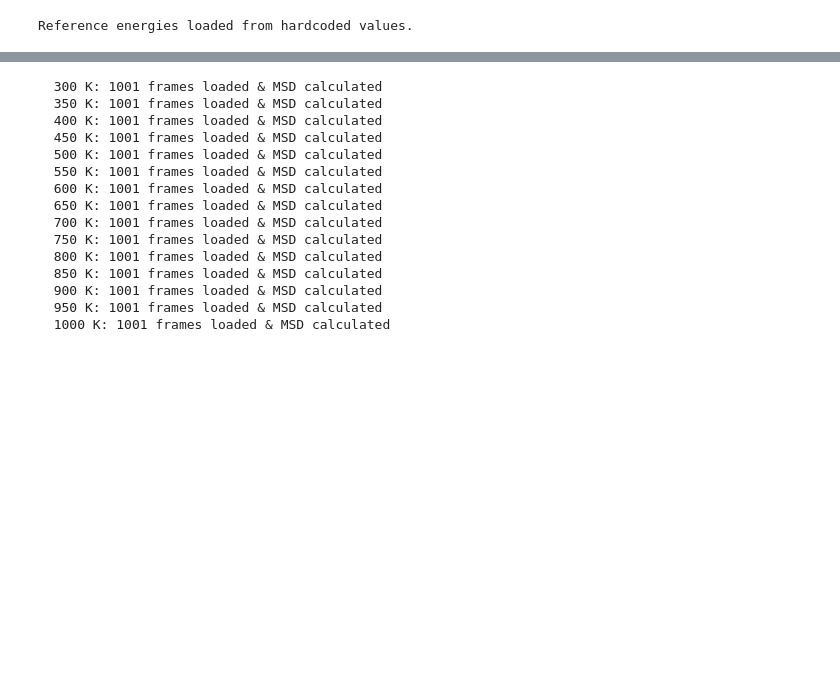
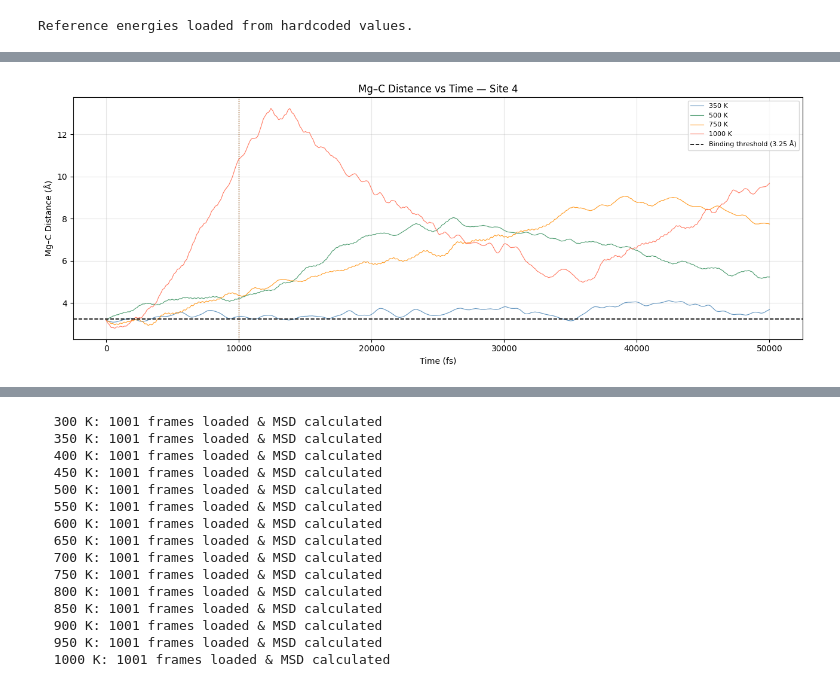
Before and after one commit to cl6767/cbe423-final_project, a Jupyter notebook: plotting_files.ipynb, the cells around one changed output, grey strips where cells are left out. Cells and saved outputs as stored; diff of their text form; code cells hidden in the pictures; blank space fills up the shorter version.

```diff
--- a/plotting_files.ipynb
+++ b/plotting_files.ipynb
@@ -243,0 +246,82 @@ T (K)    <E_bind> (eV)      std        <Mg-O> (Å)      std
+# %%
+# -------------------------------------------------------
+# Plot A — Mg–C distance vs time for selected temperatures
+# -------------------------------------------------------
+EQ_CUT_FRAC         = 0.20
+BINDING_THRESHOLD_A = 3.25
+
+TARGET_TEMPS = [350, 500, 750, 1000]
+colors       = {350: "steelblue", 500: "seagreen", 750: "darkorange", 1000: "tomato"}
+
+# ── collect data ──
+traj_data = {}
+for T in TARGET_TEMPS:
+    if T not in temperatures:
+        print(f"  {T} K not found")
+        continue
+
+    fpath = traj_files[temperatures.index(T)]
+    traj  = Trajectory(fpath, "r")
+
+    times      = []
+    mg_c_dists = []
+    e_bind     = []
+
+    for i, atoms in enumerate(traj):
+        time_fs   = i * TIMESTEP_FS * TRAJ_EVERY
+        co2_start = len(atoms) - 3
+        c_indices = [j for j in range(co2_start, len(atoms)) if atoms[j].symbol == "C"]
+        if not c_indices:
+            continue
+        dist = atoms.get_distance(MG_IDX, c_indices[0], mic=True)
+        times.append(time_fs)
+        mg_c_dists.append(dist)
+        e_bind.append(atoms.get_potential_energy() - E_mof_T[T] - E_co2_T[T])
+
+    traj_data[T] = {
+        "times":      np.array(times),
+        "mg_c_dists": np.array(mg_c_dists),
+        "e_bind":     np.array(e_bind),
+        "eq_cut_fs":  np.array(times)[int(len(times) * EQ_CUT_FRAC)],
+    }
+    print(f"  {T} K: {len(times)} frames loaded")
+
+# ── Plot A: Mg–C distance ──
+fig, ax = plt.subplots(figsize=(13, 5))
+for T, d in traj_data.items():
+    ax.plot(d["times"], d["mg_c_dists"], lw=0.8, color=colors[T], label=f"{T} K", alpha=0.85)
+    ax.axvline(d["eq_cut_fs"], color=colors[T], ls=":", lw=1.0, alpha=0.5)
+
+ax.axhline(BINDING_THRESHOLD_A, color="black", ls="--", lw=1.2,
+           label=f"Binding threshold ({BINDING_THRESHOLD_A} Å)")
+ax.set_xlabel("Time (fs)")
+ax.set_ylabel("Mg–C Distance (Å)")
+ax.set_title(f"Mg–C Distance vs Time — Site {MG_IDX}")
+ax.legend(fontsize=8, loc="upper right")
+ax.grid(True, alpha=0.3)
+plt.tight_layout()
+# plt.savefig(f"mg_c_distance_selected_{datetime.now().strftime('%Y%m%d_%H%M%S')}.png",
+#             dpi=150, bbox_inches="tight")
+plt.show()
+
+# ── Plot B: Binding energy ──
+fig, ax = plt.subplots(figsize=(13, 5))
+for T, d in traj_data.items():
+    ax.plot(d["times"], d["e_bind"], lw=0.8, color=colors[T], label=f"{T} K", alpha=0.85)
+    ax.axvline(d["eq_cut_fs"], color=colors[T], ls=":", lw=1.0, alpha=0.5)
+
+ax.tick_params(axis='both', labelsize=14)
+ax.axhline(0,     color="black", ls="-",  lw=0.8, alpha=0.4)
+ax.axhline(-0.57, color="red",   ls="--", lw=1.0, label="Static E_bind = -0.57 eV")
+ax.set_xlabel("Time (fs)", fontsize=20)
+ax.set_ylabel("Binding Energy (eV)", fontsize=20)
+#ax.set_title(f"Binding Energy vs Time — Site {MG_IDX}")
+ax.legend(fontsize=16, loc="lower right")
+#ax.legend(fontsize=8, loc="lower right")
+ax.grid(True, alpha=0.3)
+ax.set_ylim(-12,7)
+plt.tight_layout()
+#plt.savefig(f"ebind_selected_{datetime.now().strftime('%Y%m%d_%H%M%S')}.png",
+            #dpi=150, bbox_inches="tight")
+plt.show()
+# %% [output]
@@ -243,0 +332 @@ T (K)    <E_bind> (eV)      std        <Mg-O> (Å)      std
+[figure, added]
```
Also changed, not shown: parts of 6 cells of this notebook.
